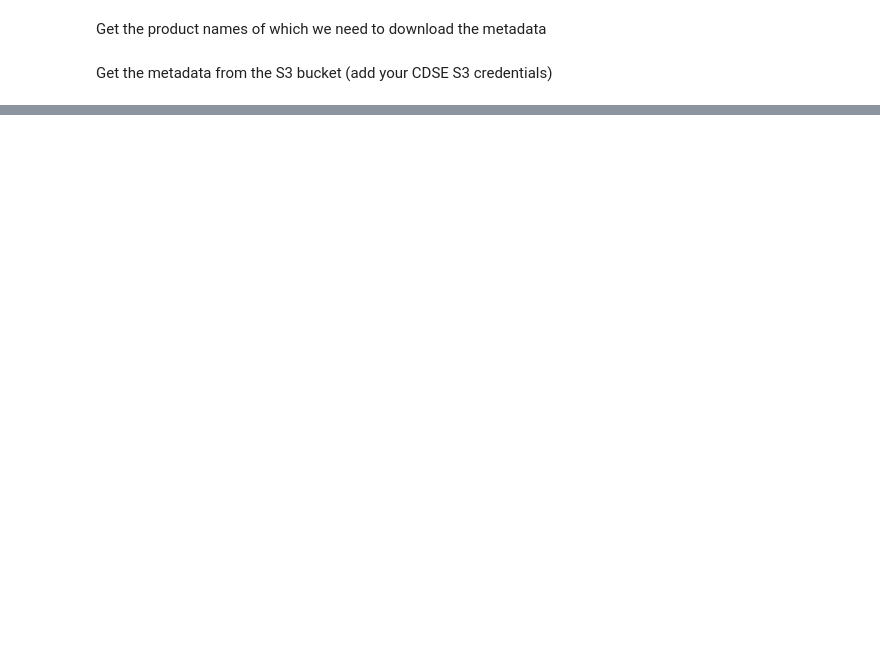
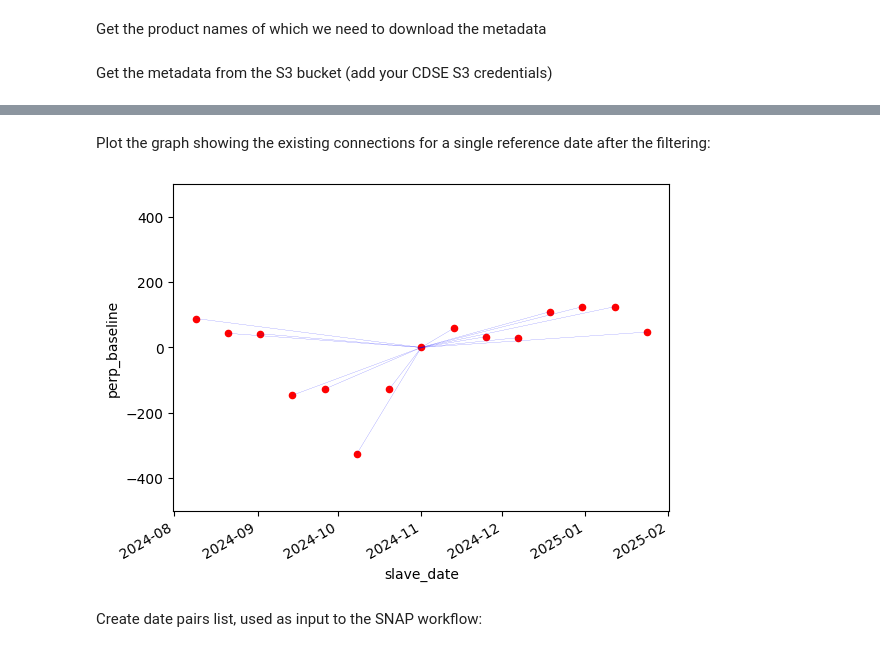
Before and after one commit to cloudinsar/s1-workflows, a Jupyter notebook: notebooks/show_s1bursts.ipynb, the cells around one changed output, grey strips where cells are left out. Drawn from its saved outputs; the diff is of its cells as text; code cells hidden in the pictures; blank space fills up the shorter version.

```diff
--- a/notebooks/show_s1bursts.ipynb
+++ b/notebooks/show_s1bursts.ipynb
@@ -257,0 +449,24 @@ for master_id in master_ids:
+# %% [markdown]
+Plot the graph showing the existing connections for a single reference date after the filtering:
+# %%
+df_filtered_ = df[df["master_date"]==zero_reference_date].reset_index()
+ax = df[df["master_date"]==zero_reference_date].plot.scatter(
+    x='slave_date',
+    y='perp_baseline',
+    color="red",
+    ylim=(-500, 500))
+for x in df_filtered_.index:
+    single = df_filtered_.iloc[[x]]
+    point_1 = df[np.bitwise_and(df["master_date"]==zero_reference_date,np.bitwise_or(df["slave_date"]==single["master_date"].values[0],df["slave_date"]==single["slave_date"].values[0]))]
+    ax = point_1.plot.line(
+            x='slave_date',
+            y='perp_baseline',
+            legend=False,
+            ax=ax,
+            color="blue",
+            linewidth=0.1)
+plt.show()
+# %% [output]
+[figure, added]
+# %% [markdown]
+Create date pairs list, used as input to the SNAP workflow:
```
Also changed, not shown: parts of 21 cells of this notebook.
